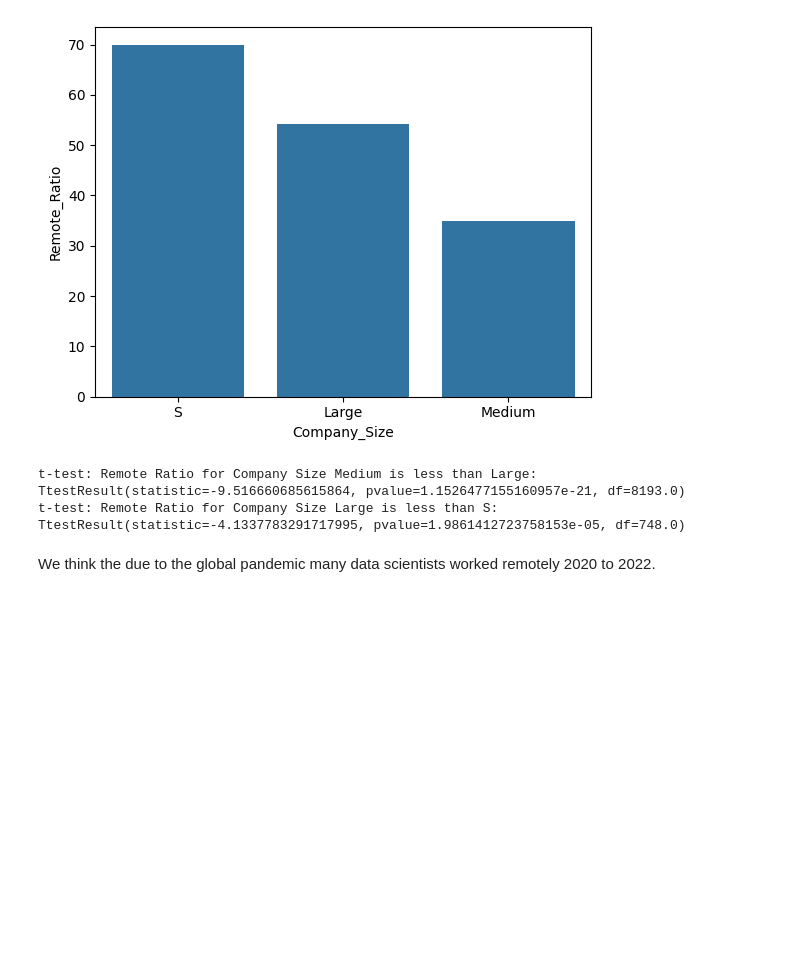
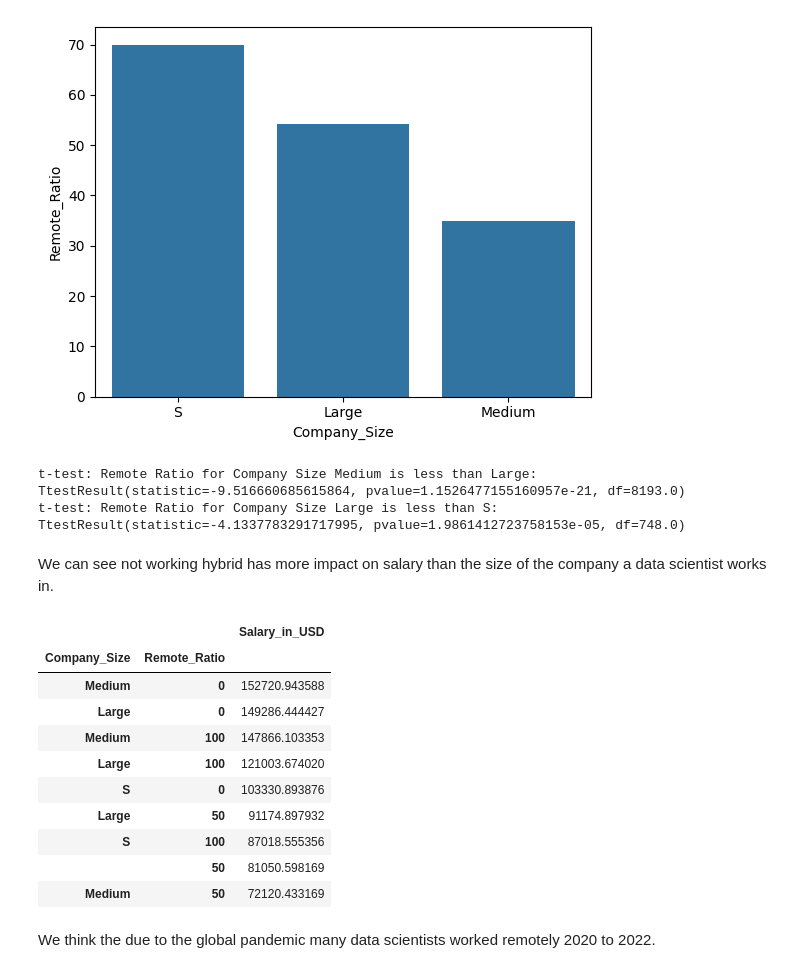
Before and after one commit to itspaspas/DataScience-S03, a Jupyter notebook: DS_CA2_task2.ipynb, the cells around one changed output. Saved outputs shown, nothing was run; the diff lists cells and outputs as text; code cells hidden in the pictures; blank space fills up the shorter version.

```diff
--- a/DS_CA2_task2.ipynb
+++ b/DS_CA2_task2.ipynb
@@ -359,6 +363,22 @@ print_t_test_results('Company_Size', 'Remote_Ratio', 'Large', 'S', 'less')
 # %% [output]
 t-test: Remote Ratio for Company Size Medium is less than Large: TtestResult(statistic=-9.516660685615864, pvalue=1.1526477155160957e-21, df=8193.0)
 t-test: Remote Ratio for Company Size Large is less than S: TtestResult(statistic=-4.1337783291717995, pvalue=1.9861412723758153e-05, df=748.0)
+# %% [markdown]
+We can see not working hybrid has more impact on salary than the size of the company a data scientist works in.
+# %%
+pd.DataFrame(df_filtered.groupby(['Company_Size','Remote_Ratio'])['Salary_in_USD'].mean().sort_values(ascending=False))
+# %% [output]
+|  |  | Salary_in_USD |
+| Company_Size | Remote_Ratio |  |
+| Medium | 0 | 152720.943588 |
+| Large | 0 | 149286.444427 |
+| Medium | 100 | 147866.103353 |
+| Large | 100 | 121003.674020 |
+| S | 0 | 103330.893876 |
+| Large | 50 | 91174.897932 |
+| S | 100 | 87018.555356 |
+|  | 50 | 81050.598169 |
+| Medium | 50 | 72120.433169 |
 # %% [markdown]
 We think the due to the global pandemic many data scientists worked remotely 2020 to 2022.
 # %%
```
Also changed, not shown: parts of 3 cells of this notebook.
